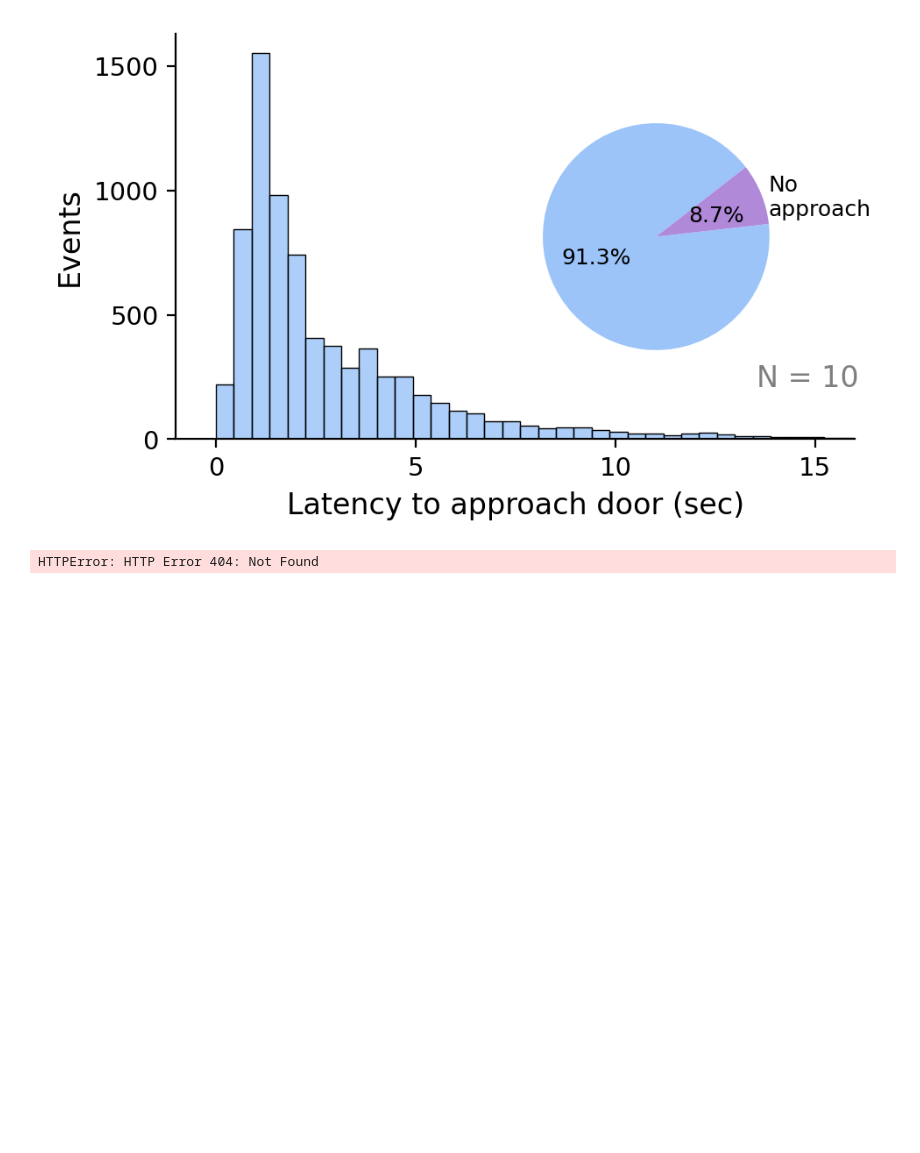
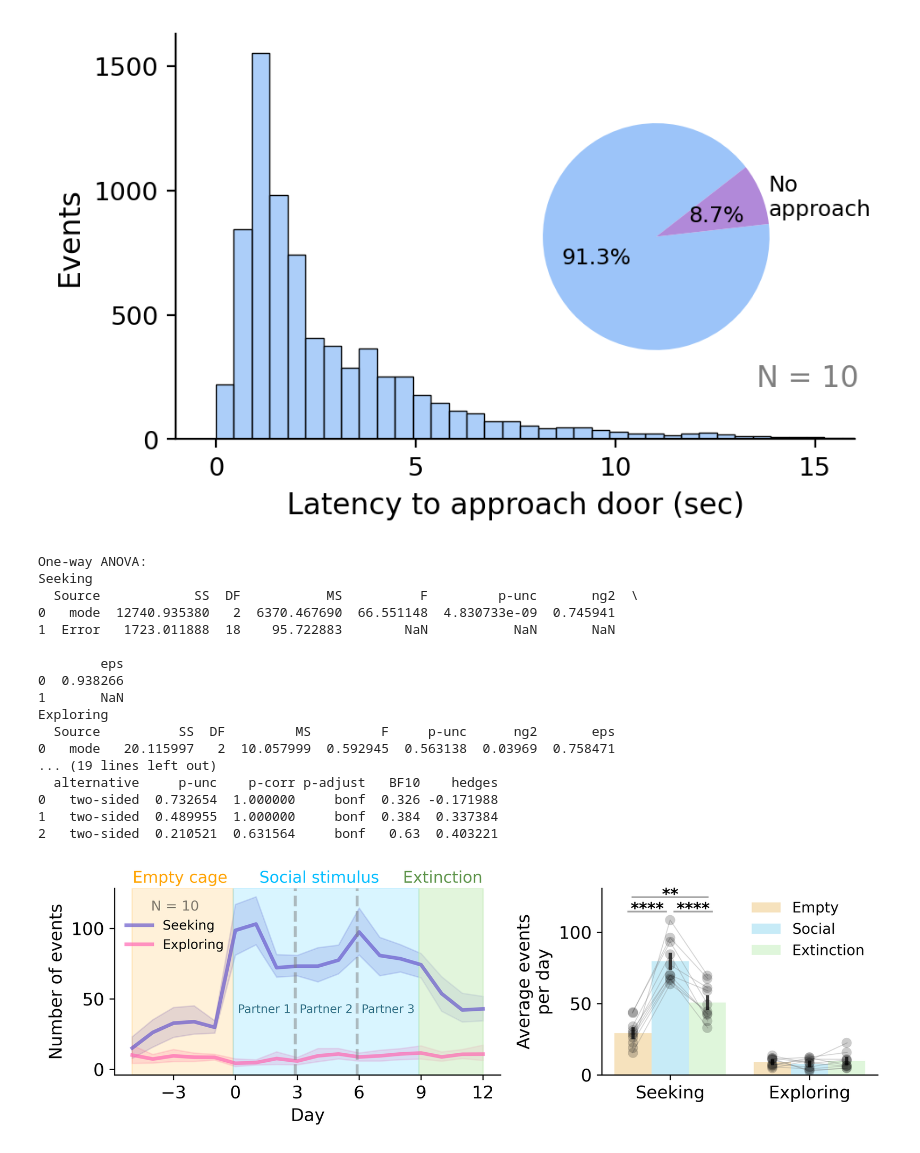
Before and after one commit to yiruchen4/Chen2026, a Jupyter notebook: Code/ChenFigure2.ipynb, the cells around one changed output. Saved outputs shown, nothing was run; the diff lists cells and outputs as text; code cells hidden in the pictures; blank space fills up the shorter version.

```diff
--- a/Code/ChenFigure2.ipynb
+++ b/Code/ChenFigure2.ipynb
@@ -123,8 +123,8 @@ for i, (wedge, value, label) in enumerate(zip(wedges, values, labels)):
 [figure]
 # %%
 # @title Figure 2C-D
-df_c = pd.read_csv(r"https://raw.githubusercontent.com/yiruchen4/Chen2025/main/Data/data_Figure2c.csv")
-df_d = pd.read_csv(r"https://raw.githubusercontent.com/yiruchen4/Chen2025/main/Data/data_Figure2d.csv")
+df_c = pd.read_csv(r"https://raw.githubusercontent.com/yiruchen4/Chen2026/main/Data/data_Figure2c.csv")
+df_d = pd.read_csv(r"https://raw.githubusercontent.com/yiruchen4/Chen2026/main/Data/data_Figure2d.csv")
 
 # Set up the figure
 fig, axes = plt.subplots(1, 2, figsize=(8.25, 2.75), dpi=600, gridspec_kw={'width_ratios': [1.4, 1]})
@@ -133,9 +133,9 @@ fig, axes = plt.subplots(1, 2, figsize=(8.25, 2.75), dpi=600, gridspec_kw={'widt
 sns.lineplot(ax=axes[0], data=df_c, x='day', y='event', hue='behavior',
              linewidth=2.5, palette={"Seeking": "slateblue", "Exploring": "hotpink"},
              alpha=0.7, hue_order=['Seeking','Exploring'])
-axes[0].axvspan(b['day'].min()-0.01, -0.1, color='orange', alpha=0.15)
-axes[0].axvspan(-0.1, min(b['day'].max(), 8.9), color='deepskyblue', alpha=0.15)
-axes[0].axvspan(8.9, b['day'].max()+0.01, color='#C7ECBA', alpha=0.5)
+axes[0].axvspan(df_c['day'].min()-0.01, -0.1, color='orange', alpha=0.15)
+axes[0].axvspan(-0.1, min(df_c['day'].max(), 8.9), color='deepskyblue', alpha=0.15)
+axes[0].axvspan(8.9, df_c['day'].max()+0.01, color='#C7ECBA', alpha=0.5)
 axes[0].axvline(2.9, linestyle='--', color='gray', alpha=0.5, linewidth=2)
 axes[0].axvline(5.9, linestyle='--', color='gray', alpha=0.5, linewidth=2)
 axes[0].text(0.17, 1.03, "Empty cage", fontsize=11, color='orange', ha='center', transform=axes[0].transAxes)
@@ -246,31 +246,48 @@ for behavior in interaction_order:
 
     # Define vertical heights: use same height for 1st & 2nd, higher for 3rd
     base_y = y_max + 5
     heights = [base_y, base_y, base_y + 10]
 
     for ((cond1, cond2), x_shift, y) in zip(comparisons, x_shifts, heights):
         subset = posthoc[((posthoc['A'] == cond1) & (posthoc['B'] == cond2)) |
                          ((posthoc['A'] == cond2) & (posthoc['B'] == cond1))]
         if not subset.empty:
             p_val = subset.iloc[0].get('p-corr', subset.iloc[0]['p-unc'])
             x1 = x_base + mode_offsets[cond1] + x_shift
             x2 = x_base + mode_offsets[cond2] + x_shift
             add_sig_line(axes[1], x1, x2, y, p_val)
 
 
 
 # Formatting
 axes[1].set_ylabel("Average events\nper day", fontsize=12)
 axes[1].set_xlabel("")
 axes[1].set_xticklabels([label.get_text().capitalize() for label in axes[1].get_xticklabels()])
 axes[1].tick_params(axis='both', labelsize=12)
 axes[1].set_yticks([0,50,100])
 sns.despine(ax=axes[1])
 handles, labels = axes[1].get_legend_handles_labels()
 axes[1].legend(handles=handles[:3], labels=["Empty", "Social",'Extinction'],
            fontsize=10, frameon=False, loc="upper right")
 
 plt.tight_layout()
 plt.show()
 # %% [output]
-HTTPError: HTTP Error 404: Not Found
+One-way ANOVA:
+Seeking
+  Source            SS  DF           MS          F         p-unc       ng2  \
+0   mode  12740.935380   2  6370.467690  66.551148  4.830733e-09  0.745941
+1  Error   1723.011888  18    95.722883        NaN           NaN       NaN
+
+        eps
+0  0.938266
+1       NaN
+Exploring
+  Source          SS  DF         MS         F     p-unc      ng2       eps
+0   mode   20.115997   2  10.057999  0.592945  0.563138  0.03969  0.758471
+... (19 lines left out)
+  alternative     p-unc    p-corr p-adjust   BF10    hedges
+0   two-sided  0.732654  1.000000     bonf  0.326 -0.171988
+1   two-sided  0.489955  1.000000     bonf  0.384  0.337384
+2   two-sided  0.210521  0.631564     bonf   0.63  0.403221
+[figure, added]
```
